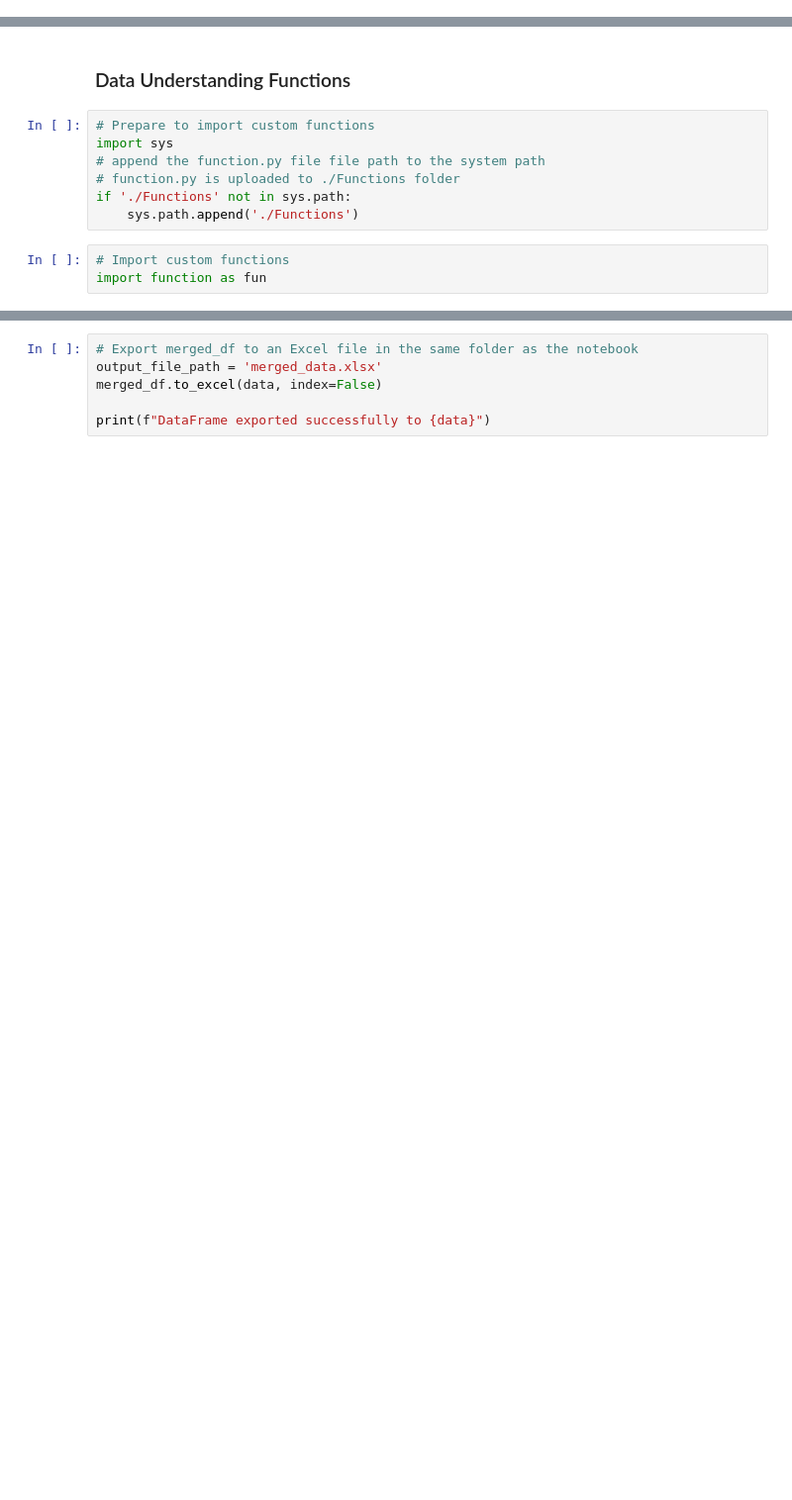
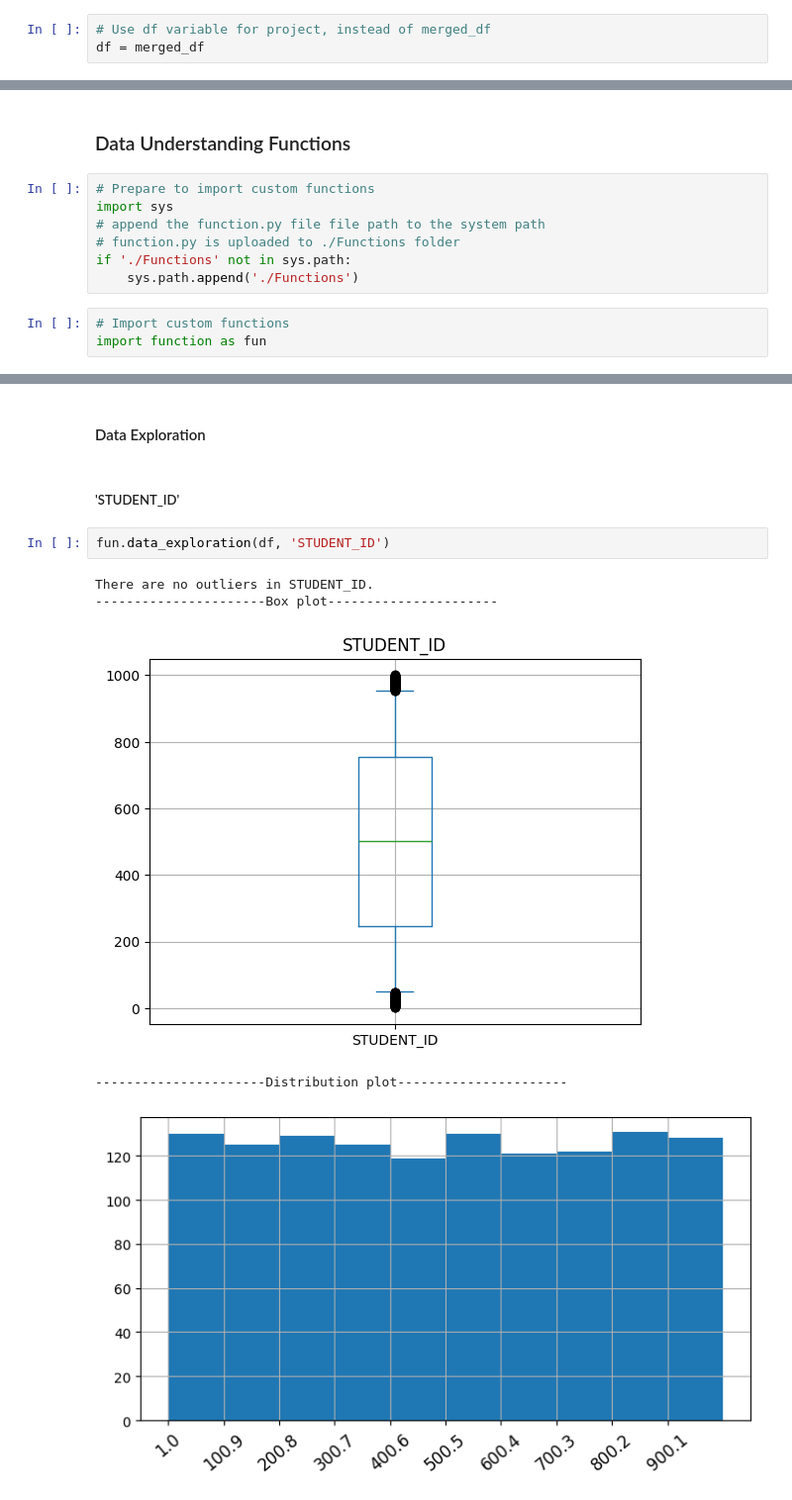
Before and after one commit to mjvillamayor/IST340-Final-Project, a Jupyter notebook: KDDM_Project.ipynb, the cells around one changed output, grey strips where cells are left out. Shown at 99% size. Drawn from its saved outputs; the diff is of its cells as text; blank space fills up the shorter version.

Commit message:
Updated Data Understanding Phase

```diff
--- a/KDDM_Project.ipynb
+++ b/KDDM_Project.ipynb
@@ -654,3 +657,6 @@ Name: Bankrupted, dtype: bool
+# %%
+# Use df variable for project, instead of merged_df
+df = merged_df
 # %% [markdown]
 ### Examine Data Information
 # %%
@@ -888,9 +785,15 @@ fun.metadata(merged_df)
 | 22 | Bankrupted | bool | 0.00 | 2 | NaN | NaN | NaN | NaN | NaN | NaN | ... |
 | 23 | Loan_Amount | int64 | 0.00 | 912 | 17056.052381 | 3420.960718 | 5847.000000 | 16784.000000 | 18329.000000 | 19065.250000 | ... |
 | 24 | no_payment_due | object | 0.00 | 2 | NaN | NaN | NaN | NaN | NaN | NaN | ... |
-# %%
-# Export merged_df to an Excel file in the same folder as the notebook
-output_file_path = 'merged_data.xlsx'
-merged_df.to_excel(data, index=False)
-
-print(f"DataFrame exported successfully to {data}")
+# %% [markdown]
+#### Data Exploration
+# %% [markdown]
+##### 'STUDENT_ID'
+# %%
+fun.data_exploration(df, 'STUDENT_ID')
+# %% [output]
+There are no outliers in STUDENT_ID.
+----------------------Box plot----------------------
+[figure, added]
+----------------------Distribution plot----------------------
+[figure, added]
```
Also changed, not shown: parts of 76 cells of this notebook, 2 other files.
